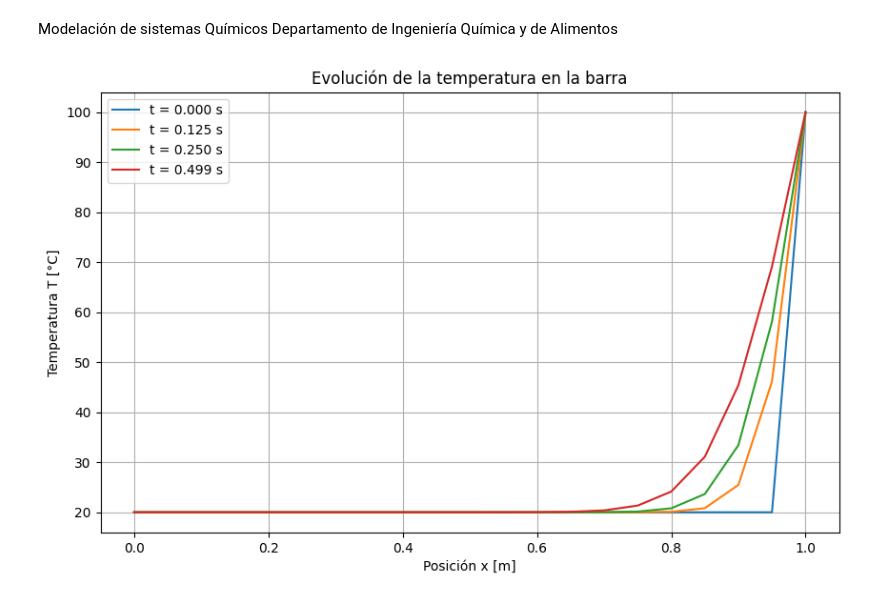
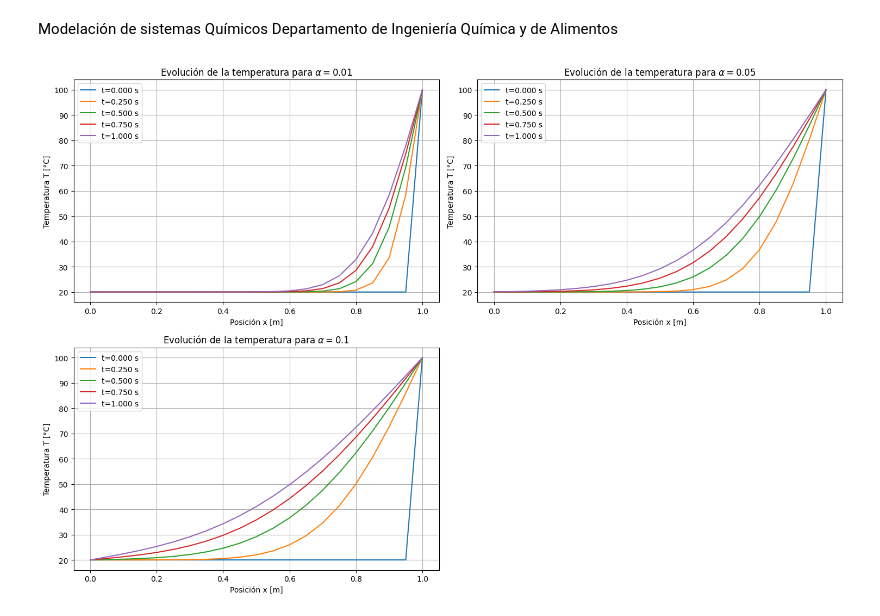
Before and after one commit to anacasicande/Modelamiento, a Jupyter notebook: Parcial3_AnayJaco.ipynb, the cells around one changed output. Saved outputs shown, nothing was run; the diff lists cells and outputs as text; code cells hidden in the pictures.

```diff
--- a/Parcial3_AnayJaco.ipynb
+++ b/Parcial3_AnayJaco.ipynb
@@ -6,49 +6,61 @@ Departamento de Ingeniería Química y de Alimentos
 # %%
 import numpy as np
 import matplotlib.pyplot as plt
 
-# Parámetros
+# Parámetros generales
 L = 1.0                # Longitud de la barra [m]
-alpha = 0.01           # Difusividad térmica [m^2/s]
 nx = 20                # Número de puntos espaciales
 dx = L / nx            # Tamaño del paso espacial
-dt = 0.001             # Paso temporal [s]
-nt = 500               # Número de pasos de tiempo
-x = np.linspace(0, L, nx+1)  # Puntos espaciales
+dt = 0.01              # Paso temporal [s]
+t_total = 1.0          # Tiempo total de simulación [s]
+nt = int(t_total / dt) # Número de pasos de tiempo
+x = np.linspace(0, L, nx + 1)  # Puntos espaciales
+alphas = [0.01, 0.05, 0.1]     # Valores de difusividad térmica
 
-# Condiciones iniciales y de frontera
-T = np.ones(nx+1) * 20  # T(x, 0) = 20°C
-T[0] = 20               # T(0, t) = 20°C
-T[-1] = 100             # T(L, t) = 100°C
+# Función para resolver la ecuación de calor con un valor de alpha
+def resolver_ecuacion(alpha):
+    # Inicialización de temperatura
+    T = np.ones(nx + 1) * 20  # T(x, 0) = 20°C
+    T[0] = 20                 # T(0, t) = 20°C
+    T[-1] = 100               # T(L, t) = 100°C
 
-# Factor de estabilidad (para estabilidad explícita debe cumplirse Fo <= 0.5)
-Fo = alpha * dt / dx**2
-if Fo > 0.5:
-    raise ValueError(f"El paso de tiempo es demasiado grande para la estabilidad (Fo = {Fo:.2f}).")
+    # Factor de estabilidad
+    Fo = alpha * dt / dx**2
+    if Fo > 0.5:
+        raise ValueError(f"El paso de tiempo es demasiado grande para la estabilidad (Fo = {Fo:.2f}).")
 
-# Resolución con diferencias finitas explícitas
-T_all = [T.copy()]  # Almacena todas las distribuciones de temperatura
-for _ in range(nt):
-    T_new = T.copy()
-    for i in range(1, nx):
-        T_new[i] = T[i] + Fo * (T[i-1] - 2*T[i] + T[i+1])  # Ecuación de diferencias finitas
-    T = T_new
-    T_all.append(T.copy())
+    # Resolución con diferencias finitas explícitas
+    T_all = [T.copy()]  # Almacena todas las distribuciones de temperatura
+    for _ in range(nt):
+        T_new = T.copy()
+        for i in range(1, nx):
+            T_new[i] = T[i] + Fo * (T[i - 1] - 2 * T[i] + T[i + 1])  # Ecuación de diferencias finitas
+        T = T_new
+        T_all.append(T.copy())
 
-# Conversión a array para fácil manejo
-T_all = np.array(T_all)
+    return np.array(T_all)
 
-# Graficar resultados para diferentes tiempos
-plt.figure(figsize=(10, 6))
-time_indices = [0, nt//4, nt//2, nt-1]  # Momentos seleccionados
-for t_idx in time_indices:
-    plt.plot(x, T_all[t_idx, :], label=f"t = {t_idx * dt:.3f} s")
+# Resolver para cada valor de alpha
+resultados = {}
+for alpha in alphas:
+    resultados[alpha] = resolver_ecuacion(alpha)
 
-plt.title("Evolución de la temperatura en la barra")
-plt.xlabel("Posición x [m]")
-plt.ylabel("Temperatura T [°C]")
-plt.legend()
-plt.grid()
+# Selección de índices temporales para graficar
+time_indices = [0, int(nt * 0.25), int(nt * 0.5), int(nt * 0.75), nt]  # t = 0, 0.25s, 0.5s, 0.75s, 1.0s
+
+# Graficar resultados para cada valor de alpha
+plt.figure(figsize=(15, 10))
+for idx, (alpha, T_all) in enumerate(resultados.items(), 1):
+    plt.subplot(2, 2, idx)  # Organiza las gráficas en una cuadrícula
+    for t_idx in time_indices:
+        plt.plot(x, T_all[t_idx, :], label=f"t={t_idx * dt:.3f} s")
+    plt.title(f"Evolución de la temperatura para $\\alpha={alpha}$")
+    plt.xlabel("Posición x [m]")
+    plt.ylabel("Temperatura T [°C]")
+    plt.legend()
+    plt.grid()
+
+plt.tight_layout()
 plt.show()
 # %% [output]
-[figure, old version]
+[figure, new version]
```
Also changed, not shown: parts of 2 cells of this notebook.
